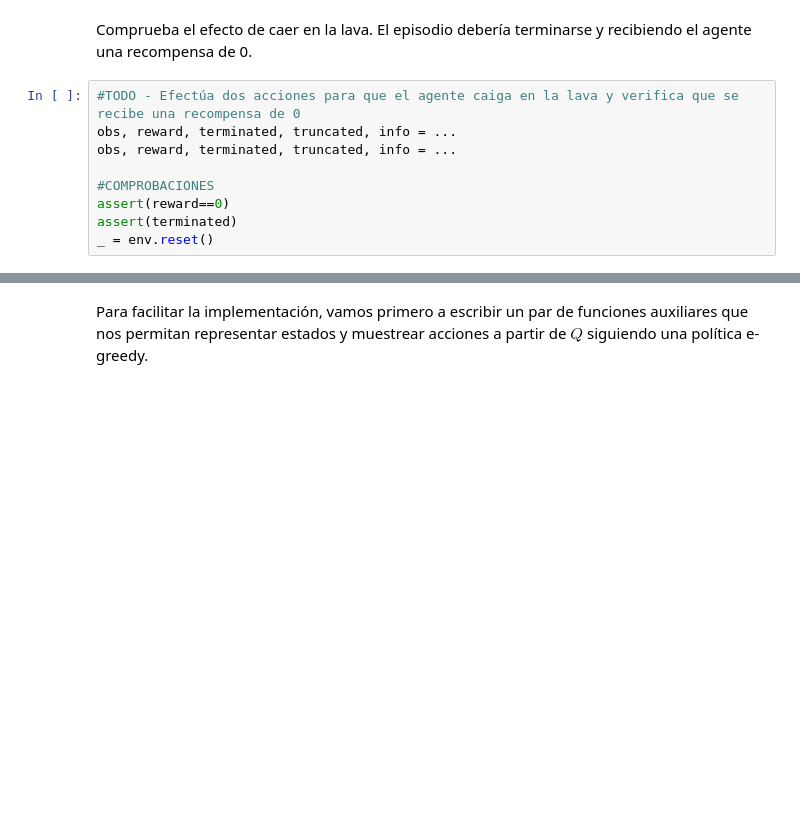
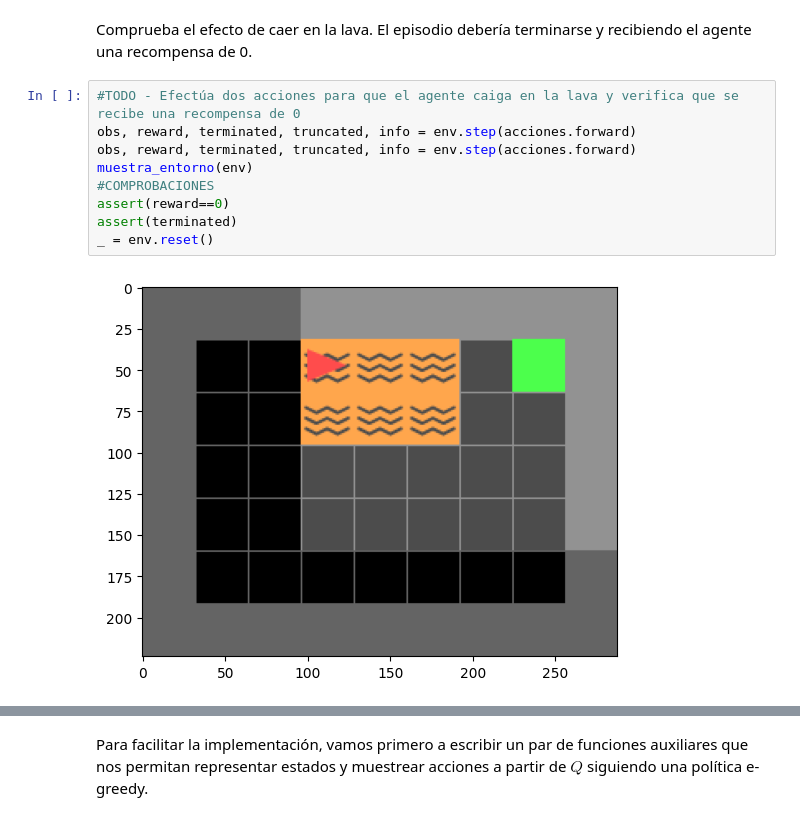
Before and after one commit to adriantinaquero/MAAAII_y_FPLN, a Jupyter notebook: MAAA II/PRÁCTICA 3/tutorial Diferencias Temporales.ipynb, the cells around one changed output, grey strips where cells are left out. Cells and saved outputs as stored; diff of their text form; blank space fills up the shorter version.

```diff
--- a/MAAA II/PRÁCTICA 3/tutorial Diferencias Temporales.ipynb
+++ b/MAAA II/PRÁCTICA 3/tutorial Diferencias Temporales.ipynb
@@ -40,13 +41,15 @@ NUM_ACCIONES = len(ACCIONES_UTILES)
 Comprueba el efecto de caer en la lava. El episodio debería terminarse y recibiendo el agente una recompensa de 0.
 # %%
 #TODO - Efectúa dos acciones para que el agente caiga en la lava y verifica que se recibe una recompensa de 0
-obs, reward, terminated, truncated, info = ...
-obs, reward, terminated, truncated, info = ...
-
+obs, reward, terminated, truncated, info = env.step(acciones.forward)
+obs, reward, terminated, truncated, info = env.step(acciones.forward)
+muestra_entorno(env)
 #COMPROBACIONES
 assert(reward==0)
 assert(terminated)
 _ = env.reset()
+# %% [output]
+[figure, added]
 # %% [markdown]
 # Obtención de políticas óptimas
 
```
Also changed, not shown: parts of 5 cells of this notebook, 5 other files.
